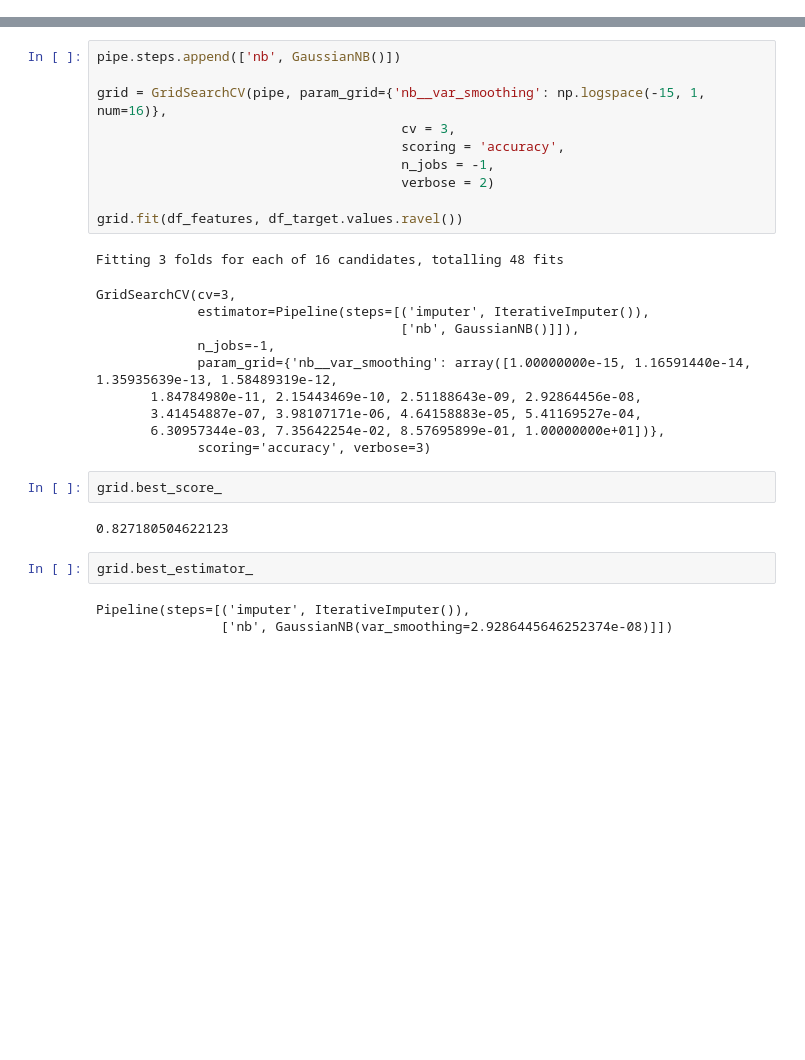
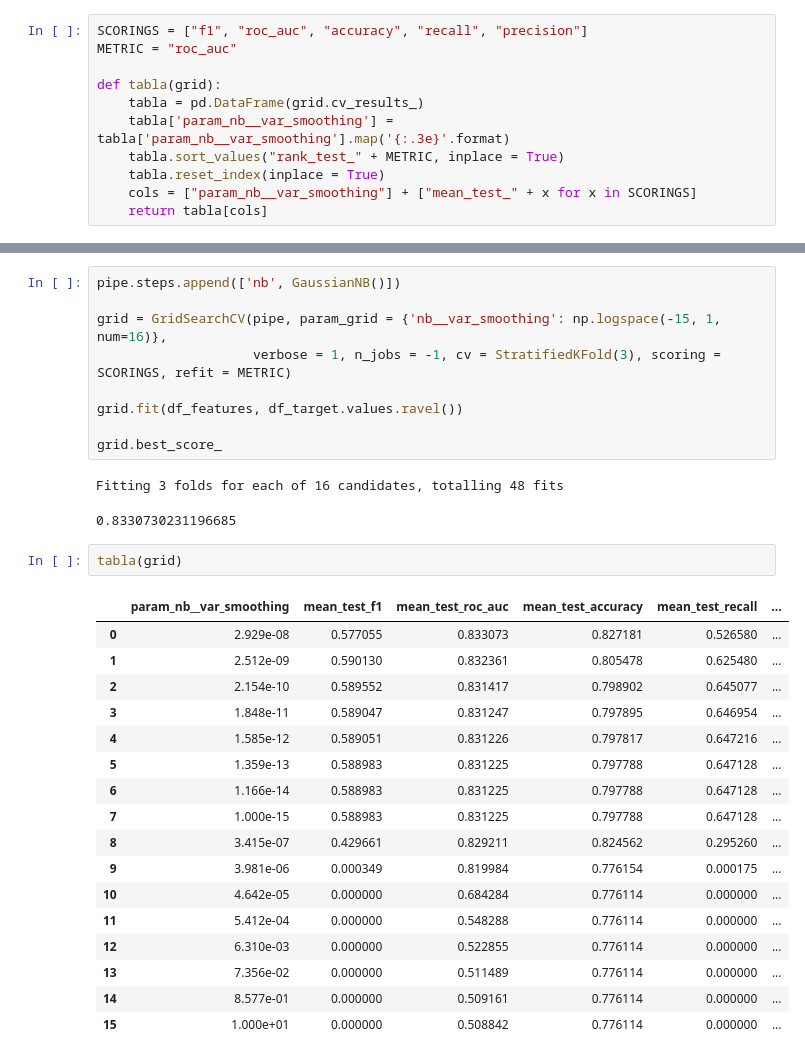
Before and after one commit to fdelu/orga-de-datos, a Jupyter notebook: parte_2/NB.ipynb, the cells around one changed output, grey strips where cells are left out. Drawn from its saved outputs; the diff is of its cells as text; blank space fills up the shorter version.

```diff
--- a/parte_2/NB.ipynb
+++ b/parte_2/NB.ipynb
@@ -28 +13,12 @@ TypeError: __init__() missing 1 required positional argument: 'steps'
+# %%
+SCORINGS = ["f1", "roc_auc", "accuracy", "recall", "precision"]
+METRIC = "roc_auc"
+
+def tabla(grid):
+    tabla = pd.DataFrame(grid.cv_results_)
+    tabla['param_nb__var_smoothing'] = tabla['param_nb__var_smoothing'].map('{:.3e}'.format)
+    tabla.sort_values("rank_test_" + METRIC, inplace = True)
+    tabla.reset_index(inplace = True)
+    cols = ["param_nb__var_smoothing"] + ["mean_test_" + x for x in SCORINGS]
+    return tabla[cols]
 # %% [markdown]
@@ -30,30 +39,32 @@ TypeError: __init__() missing 1 required positional argument: 'steps'
 # %%
 pipe.steps.append(['nb', GaussianNB()])
 
-grid = GridSearchCV(pipe, param_grid={'nb__var_smoothing': np.logspace(-15, 1, num=16)},
-                                       cv = 3,
-                                       scoring = 'accuracy',
-                                       n_jobs = -1,
-                                       verbose = 2)
+grid = GridSearchCV(pipe, param_grid = {'nb__var_smoothing': np.logspace(-15, 1, num=16)},
+                    verbose = 1, n_jobs = -1, cv = StratifiedKFold(3), scoring = SCORINGS, refit = METRIC)
 
 grid.fit(df_features, df_target.values.ravel())
+
+grid.best_score_
 # %% [output]
 Fitting 3 folds for each of 16 candidates, totalling 48 fits
-GridSearchCV(cv=3,
-             estimator=Pipeline(steps=[('imputer', IterativeImputer()),
-                                       ['nb', GaussianNB()]]),
-             n_jobs=-1,
-             param_grid={'nb__var_smoothing': array([1.00000000e-15, 1.16591440e-14, 1.35935639e-13, 1.58489319e-12,
-       1.84784980e-11, 2.15443469e-10, 2.51188643e-09, 2.92864456e-08,
-       3.41454887e-07, 3.98107171e-06, 4.64158883e-05, 5.41169527e-04,
-       6.30957344e-03, 7.35642254e-02, 8.57695899e-01, 1.00000000e+01])},
-             scoring='accuracy', verbose=3)
+0.8330730231196685
 # %%
-grid.best_score_
+tabla(grid)
 # %% [output]
-0.827180504622123
+|  | param_nb__var_smoothing | mean_test_f1 | mean_test_roc_auc | mean_test_accuracy | mean_test_recall | ... |
+| 0 | 2.929e-08 | 0.577055 | 0.833073 | 0.827181 | 0.526580 | ... |
+| 1 | 2.512e-09 | 0.590130 | 0.832361 | 0.805478 | 0.625480 | ... |
+| 2 | 2.154e-10 | 0.589552 | 0.831417 | 0.798902 | 0.645077 | ... |
+| 3 | 1.848e-11 | 0.589047 | 0.831247 | 0.797895 | 0.646954 | ... |
+| 4 | 1.585e-12 | 0.589051 | 0.831226 | 0.797817 | 0.647216 | ... |
+| 5 | 1.359e-13 | 0.588983 | 0.831225 | 0.797788 | 0.647128 | ... |
+| 6 | 1.166e-14 | 0.588983 | 0.831225 | 0.797788 | 0.647128 | ... |
+| 7 | 1.000e-15 | 0.588983 | 0.831225 | 0.797788 | 0.647128 | ... |
+| 8 | 3.415e-07 | 0.429661 | 0.829211 | 0.824562 | 0.295260 | ... |
+| 9 | 3.981e-06 | 0.000349 | 0.819984 | 0.776154 | 0.000175 | ... |
+| 10 | 4.642e-05 | 0.000000 | 0.684284 | 0.776114 | 0.000000 | ... |
+| 11 | 5.412e-04 | 0.000000 | 0.548288 | 0.776114 | 0.000000 | ... |
+| 12 | 6.310e-03 | 0.000000 | 0.522855 | 0.776114 | 0.000000 | ... |
+| 13 | 7.356e-02 | 0.000000 | 0.511489 | 0.776114 | 0.000000 | ... |
+| 14 | 8.577e-01 | 0.000000 | 0.509161 | 0.776114 | 0.000000 | ... |
+| 15 | 1.000e+01 | 0.000000 | 0.508842 | 0.776114 | 0.000000 | ... |
-# %%
-grid.best_estimator_
-# %% [output]
-Pipeline(steps=[('imputer', IterativeImputer()),
-                ['nb', GaussianNB(var_smoothing=2.9286445646252374e-08)]])
```
Also changed, not shown: parts of 42 cells of this notebook, 1 other file.
